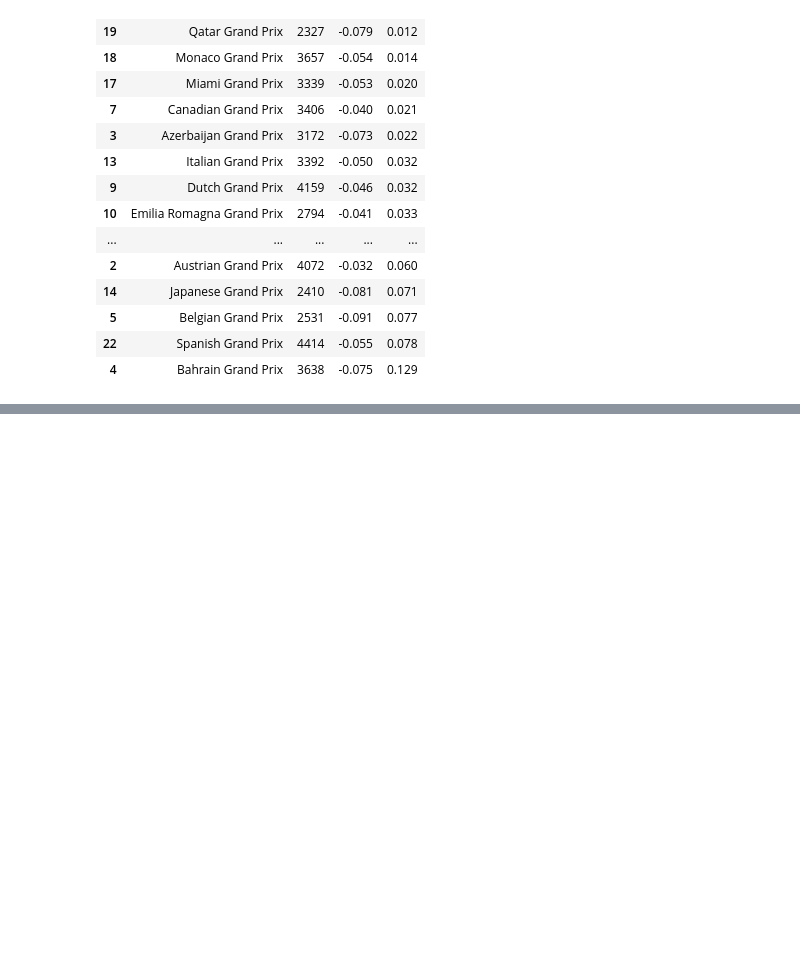
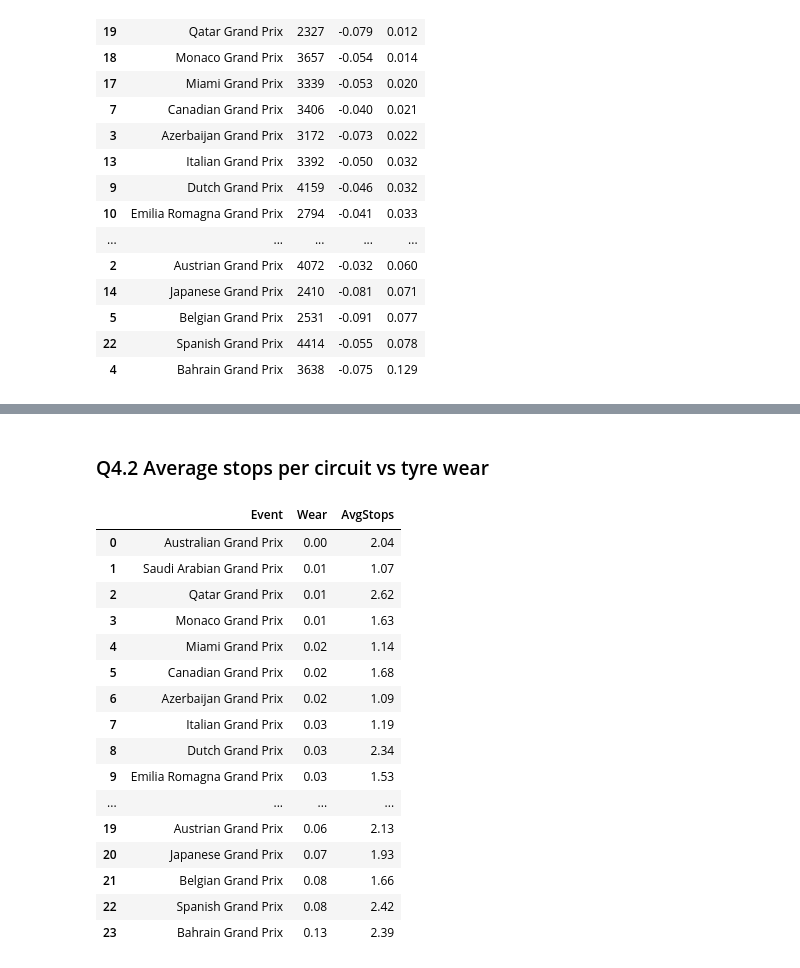
Before and after one commit to Vlvasile/f1-pit-strategy, a Jupyter notebook: notebooks/04_eda.ipynb, the cells around one changed output, grey strips where cells are left out. Cells and saved outputs as stored; diff of their text form; code cells hidden in the pictures; blank space fills up the shorter version.

Commit message:
EDA Q3-Q4: tyre wear by circuit, wear vs pit stops

```diff
--- a/notebooks/04_eda.ipynb
+++ b/notebooks/04_eda.ipynb
@@ -340,0 +345,9 @@ fig.write_image("../images/wear_by_circuit.png", scale=2, height=700)
+# %%
+stops = (
+    laps.groupby(race_driver)["Stint"].max()
+    .sub(1)
+    .rename("Stops")
+    .reset_index()
+)
+stops = stops.merge(race_names, on=["Year", "Round"], how="left")
+stops["Stops"].value_counts().sort_index()
@@ -340,0 +363,28 @@ fig.write_image("../images/wear_by_circuit.png", scale=2, height=700)
+# %% [markdown]
+### Q4.2 Average stops per circuit vs tyre wear
+# %%
+avg_stops = (
+    stops.groupby("Event")["Stops"].mean()
+    .rename("AvgStops")
+    .reset_index()
+)
+strategy = by_track.merge(avg_stops, on="Event")
+strategy[["Event", "Wear", "AvgStops"]].sort_values("Wear").round(2)
+# %% [output]
+|  | Event | Wear | AvgStops |
+| 0 | Australian Grand Prix | 0.00 | 2.04 |
+| 1 | Saudi Arabian Grand Prix | 0.01 | 1.07 |
+| 2 | Qatar Grand Prix | 0.01 | 2.62 |
+| 3 | Monaco Grand Prix | 0.01 | 1.63 |
+| 4 | Miami Grand Prix | 0.02 | 1.14 |
+| 5 | Canadian Grand Prix | 0.02 | 1.68 |
+| 6 | Azerbaijan Grand Prix | 0.02 | 1.09 |
+| 7 | Italian Grand Prix | 0.03 | 1.19 |
+| 8 | Dutch Grand Prix | 0.03 | 2.34 |
+| 9 | Emilia Romagna Grand Prix | 0.03 | 1.53 |
+| ... | ... | ... | ... |
+| 19 | Austrian Grand Prix | 0.06 | 2.13 |
+| 20 | Japanese Grand Prix | 0.07 | 1.93 |
+| 21 | Belgian Grand Prix | 0.08 | 1.66 |
+| 22 | Spanish Grand Prix | 0.08 | 2.42 |
+| 23 | Bahrain Grand Prix | 0.13 | 2.39 |
```
Also changed, not shown: parts of 4 cells of this notebook, 1 other file.
